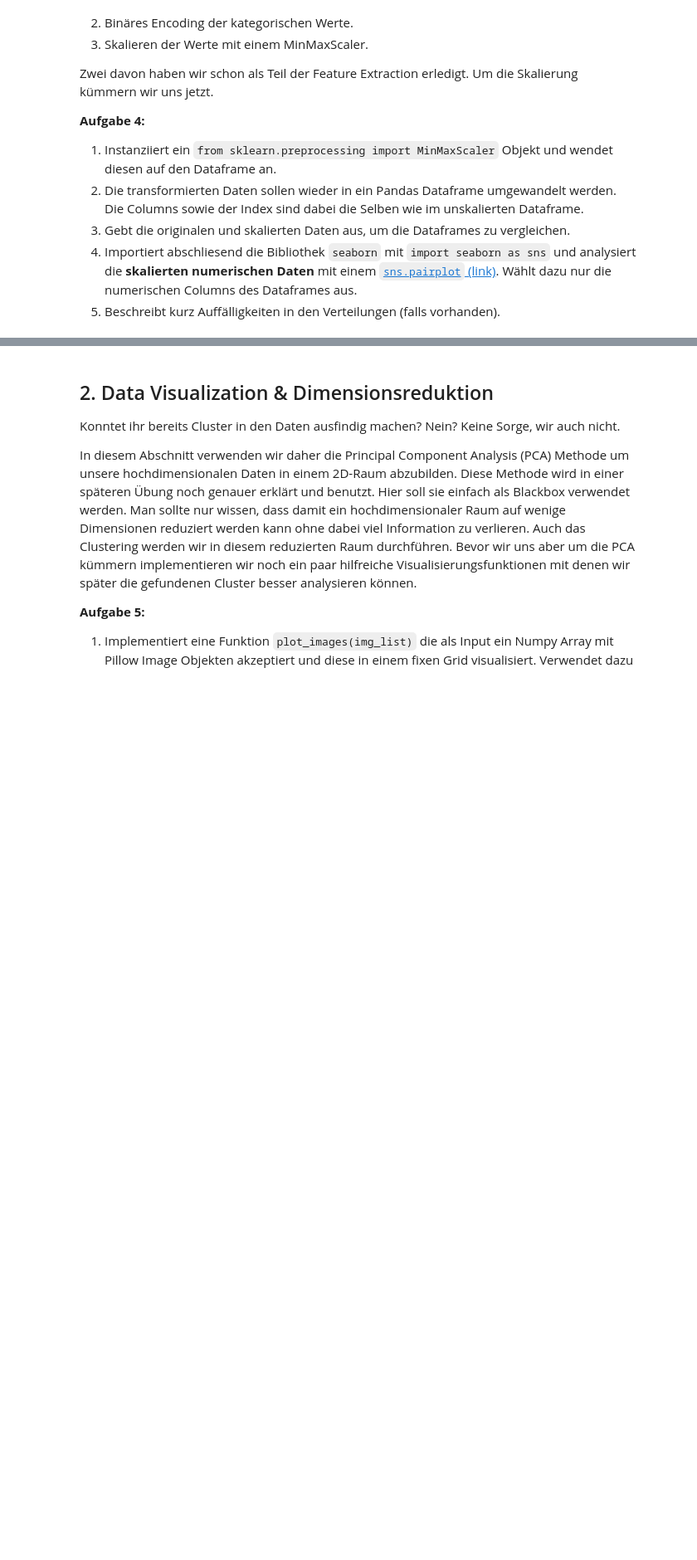
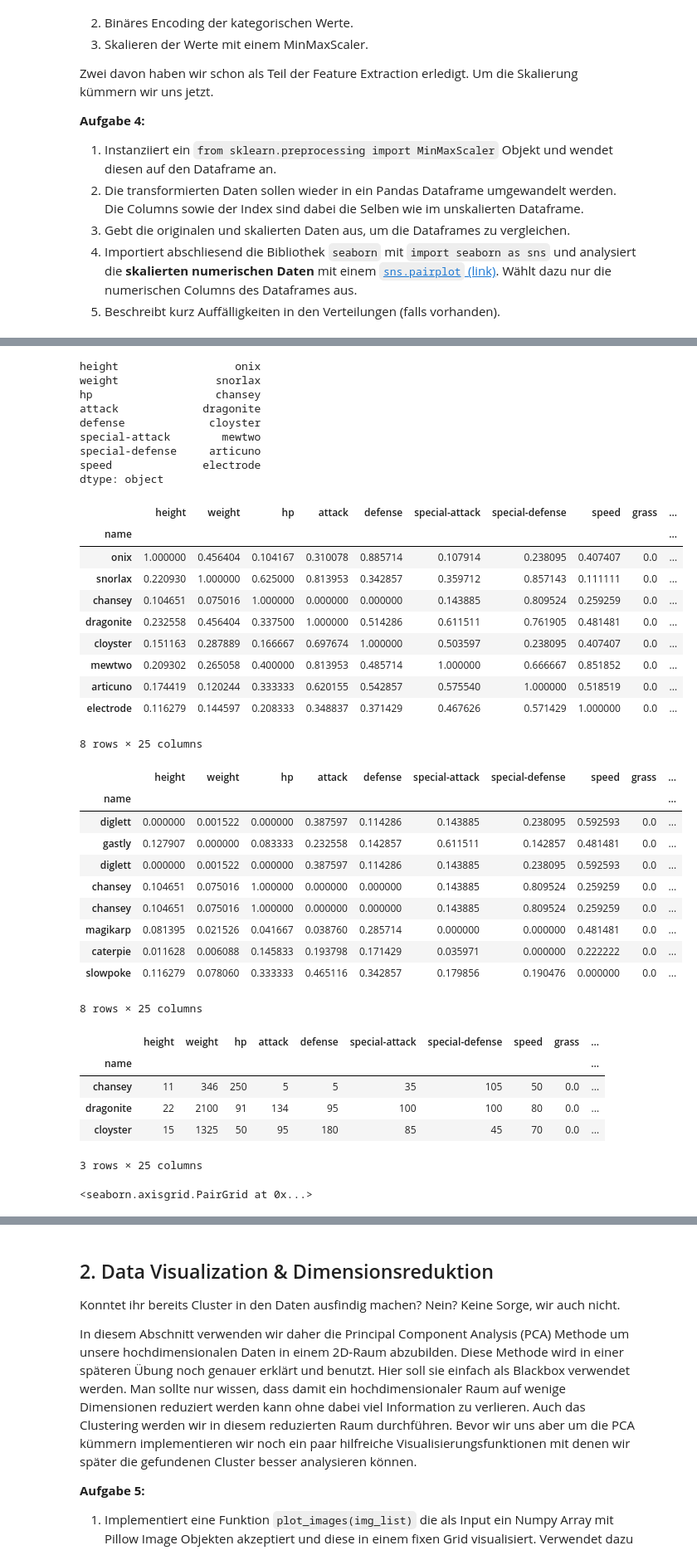
Before and after one commit to Branchverse/datamininglecture, a Jupyter notebook: 4_pokemon_clustering/VersuchPokemonClustering.ipynb, the cells around one changed output, grey strips where cells are left out. Shown at 83% size. Saved outputs shown, nothing was run; the diff lists cells and outputs as text; code cells hidden in the pictures; blank space fills up the shorter version.

```diff
--- a/4_pokemon_clustering/VersuchPokemonClustering.ipynb
+++ b/4_pokemon_clustering/VersuchPokemonClustering.ipynb
@@ -332,0 +333,51 @@ Zwei davon haben wir schon als Teil der Feature Extraction erledigt. Um die Skal
+# %%
+#1 #2 #3
+from sklearn.preprocessing import MinMaxScaler
+mm_scaler = MinMaxScaler()
+df_scaled = mm_scaler.fit_transform(df)
+df_scaled = pd.DataFrame(df_scaled, columns=df.columns, index=df.index)
+largestOfEach = df.idxmax()[:8]
+smallesofEach = df.idxmin()[:8]
+print(largestOfEach) # Pokemon with highest value in each column
+display(df_scaled.loc[largestOfEach.values])
+display(df_scaled.loc[smallesofEach.values])
+display(df.loc[["chansey","dragonite","cloyster"]]) # Attack / Defense vergleich
+# %% [output]
+height                  onix
+weight               snorlax
+hp                   chansey
+attack             dragonite
+defense             cloyster
+special-attack        mewtwo
+special-defense     articuno
+speed              electrode
+dtype: object
+|  | height | weight | hp | attack | defense | special-attack | special-defense | speed | grass | ... |
+| name |  |  |  |  |  |  |  |  |  | ... |
+| onix | 1.000000 | 0.456404 | 0.104167 | 0.310078 | 0.885714 | 0.107914 | 0.238095 | 0.407407 | 0.0 | ... |
+| snorlax | 0.220930 | 1.000000 | 0.625000 | 0.813953 | 0.342857 | 0.359712 | 0.857143 | 0.111111 | 0.0 | ... |
+| chansey | 0.104651 | 0.075016 | 1.000000 | 0.000000 | 0.000000 | 0.143885 | 0.809524 | 0.259259 | 0.0 | ... |
+| dragonite | 0.232558 | 0.456404 | 0.337500 | 1.000000 | 0.514286 | 0.611511 | 0.761905 | 0.481481 | 0.0 | ... |
+| cloyster | 0.151163 | 0.287889 | 0.166667 | 0.697674 | 1.000000 | 0.503597 | 0.238095 | 0.407407 | 0.0 | ... |
+| mewtwo | 0.209302 | 0.265058 | 0.400000 | 0.813953 | 0.485714 | 1.000000 | 0.666667 | 0.851852 | 0.0 | ... |
+| articuno | 0.174419 | 0.120244 | 0.333333 | 0.620155 | 0.542857 | 0.575540 | 1.000000 | 0.518519 | 0.0 | ... |
+| electrode | 0.116279 | 0.144597 | 0.208333 | 0.348837 | 0.371429 | 0.467626 | 0.571429 | 1.000000 | 0.0 | ... |
+8 rows × 25 columns
+|  | height | weight | hp | attack | defense | special-attack | special-defense | speed | grass | ... |
+| name |  |  |  |  |  |  |  |  |  | ... |
+| diglett | 0.000000 | 0.001522 | 0.000000 | 0.387597 | 0.114286 | 0.143885 | 0.238095 | 0.592593 | 0.0 | ... |
+| gastly | 0.127907 | 0.000000 | 0.083333 | 0.232558 | 0.142857 | 0.611511 | 0.142857 | 0.481481 | 0.0 | ... |
+| diglett | 0.000000 | 0.001522 | 0.000000 | 0.387597 | 0.114286 | 0.143885 | 0.238095 | 0.592593 | 0.0 | ... |
+| chansey | 0.104651 | 0.075016 | 1.000000 | 0.000000 | 0.000000 | 0.143885 | 0.809524 | 0.259259 | 0.0 | ... |
+| chansey | 0.104651 | 0.075016 | 1.000000 | 0.000000 | 0.000000 | 0.143885 | 0.809524 | 0.259259 | 0.0 | ... |
+| magikarp | 0.081395 | 0.021526 | 0.041667 | 0.038760 | 0.285714 | 0.000000 | 0.000000 | 0.481481 | 0.0 | ... |
+| caterpie | 0.011628 | 0.006088 | 0.145833 | 0.193798 | 0.171429 | 0.035971 | 0.000000 | 0.222222 | 0.0 | ... |
+| slowpoke | 0.116279 | 0.078060 | 0.333333 | 0.465116 | 0.342857 | 0.179856 | 0.190476 | 0.000000 | 0.0 | ... |
+8 rows × 25 columns
+|  | height | weight | hp | attack | defense | special-attack | special-defense | speed | grass | ... |
+| name |  |  |  |  |  |  |  |  |  | ... |
+| chansey | 11 | 346 | 250 | 5 | 5 | 35 | 105 | 50 | 0.0 | ... |
+| dragonite | 22 | 2100 | 91 | 134 | 95 | 100 | 100 | 80 | 0.0 | ... |
+| cloyster | 15 | 1325 | 50 | 95 | 180 | 85 | 45 | 70 | 0.0 | ... |
+3 rows × 25 columns
+<seaborn.axisgrid.PairGrid at 0x...>
```
Also changed, not shown: parts of 10 cells of this notebook.
